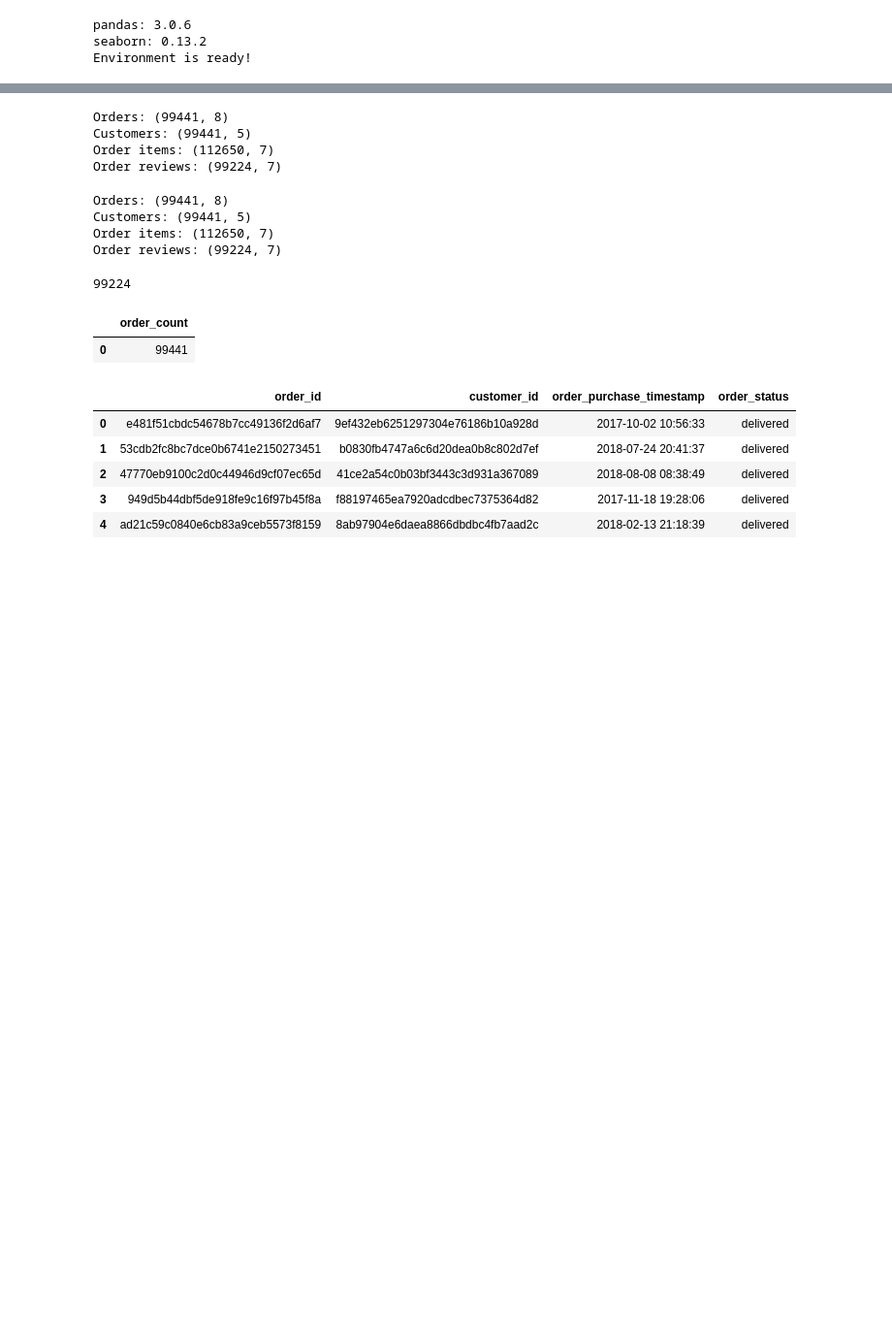
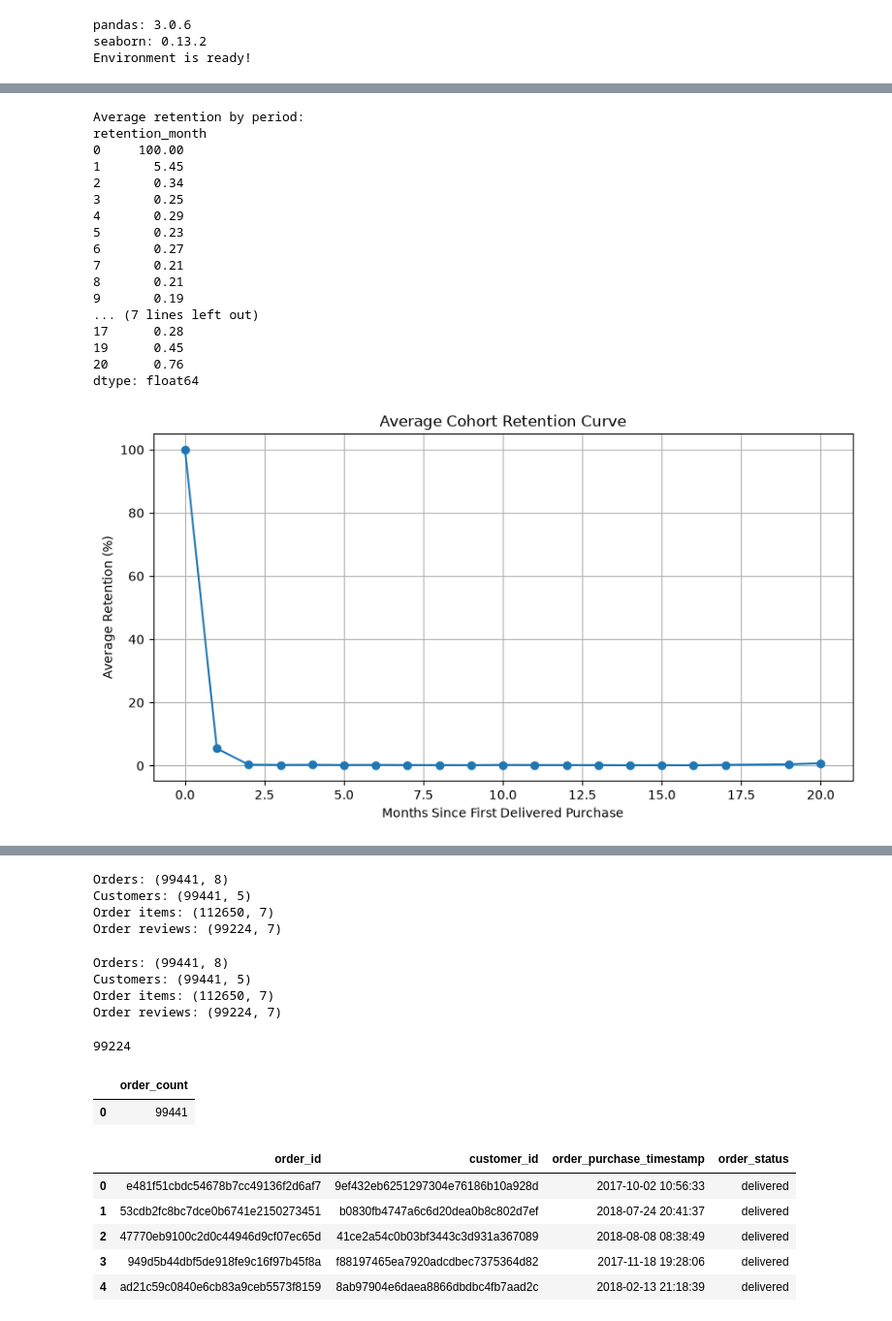
Before and after one commit to SAGUBAOSMANOVA1/cohort-retention-analysis, a Jupyter notebook: cohort_retention_analysis_.ipynb, the cells around one changed output, grey strips where cells are left out. Shown at 97% size. Saved outputs shown, nothing was run; the diff lists cells and outputs as text; code cells hidden in the pictures; blank space fills up the shorter version.

```diff
--- a/cohort_retention_analysis_.ipynb
+++ b/cohort_retention_analysis_.ipynb
@@ -22,0 +403,39 @@ from pathlib import Path
+# %%
+# Average retention by month
+average_retention = retention_matrix_pct.mean(axis=0)
+
+print("Average retention by period:")
+print(average_retention.round(2))
+
+plt.figure(figsize=(10, 5))
+
+plt.plot(
+    average_retention.index,
+    average_retention.values,
+    marker="o"
+)
+
+plt.title("Average Cohort Retention Curve")
+plt.xlabel("Months Since First Delivered Purchase")
+plt.ylabel("Average Retention (%)")
+plt.grid(True)
+plt.show()
+# %% [output]
+Average retention by period:
+retention_month
+0     100.00
+1       5.45
+2       0.34
+3       0.25
+4       0.29
+5       0.23
+6       0.27
+7       0.21
+8       0.21
+9       0.19
+... (7 lines left out)
+17      0.28
+19      0.45
+20      0.76
+dtype: float64
+[figure, added]
```
Also changed, not shown: parts of 12 cells of this notebook, 9 other files.
